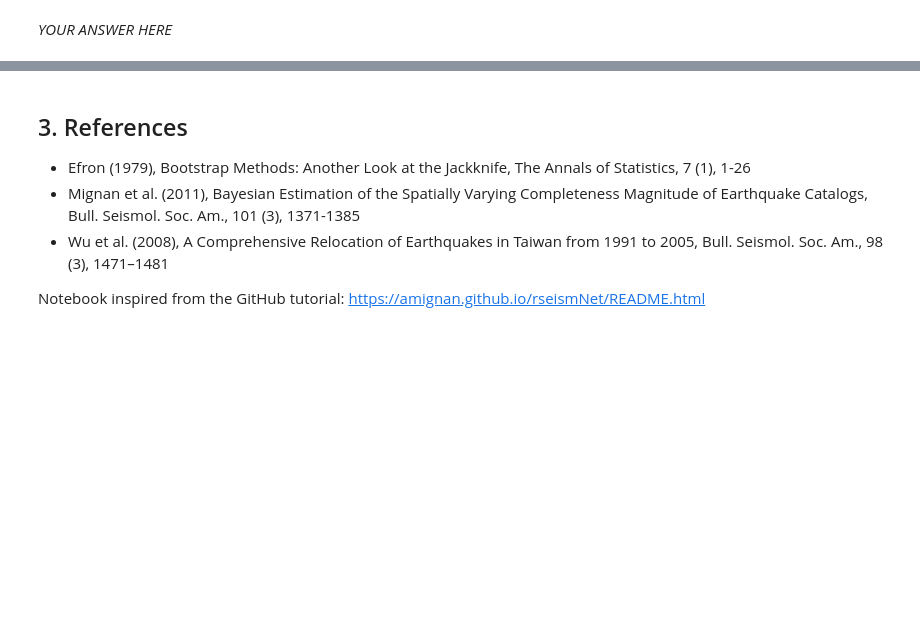
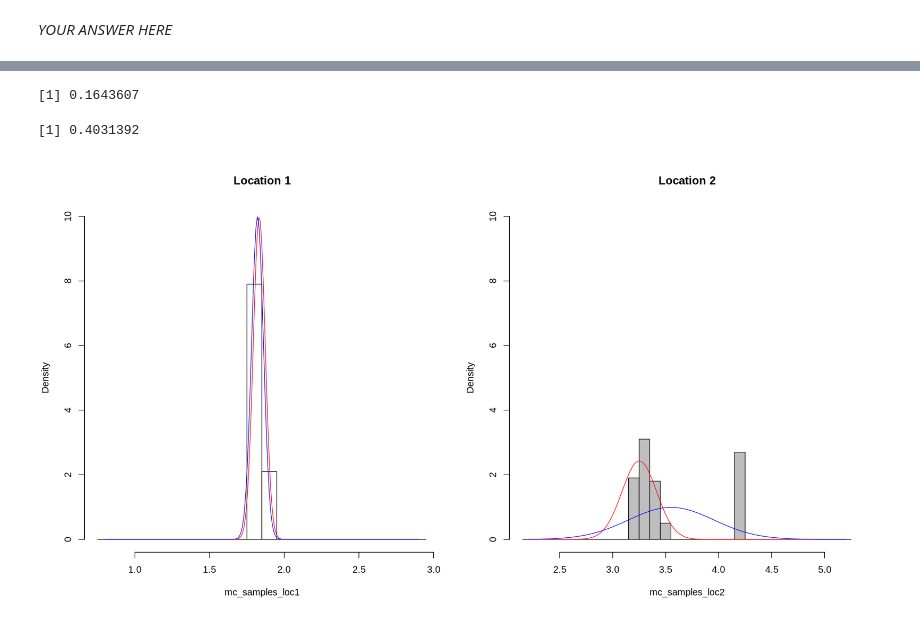
Before and after one commit to ShijingLiang/2021-MLGeo-Github, a Jupyter notebook: Chap2/chap2b_R.ipynb, the cells around one changed output, grey strips where cells are left out. Saved outputs shown, nothing was run; the diff lists cells and outputs as text; code cells hidden in the pictures; blank space fills up the shorter version.

```diff
--- a/Chap2/chap2b_R.ipynb
+++ b/Chap2/chap2b_R.ipynb
@@ -239,8 +356,0 @@ _YOUR ANSWER HERE_
-# %% [markdown]
-## 3. References
-
-* Efron (1979), Bootstrap Methods: Another Look at the Jackknife, The Annals of Statistics, 7 (1), 1-26
-* Mignan et al. (2011), Bayesian Estimation of the Spatially Varying Completeness Magnitude of Earthquake Catalogs, Bull. Seismol. Soc. Am., 101 (3), 1371-1385
-* Wu et al. (2008), A Comprehensive Relocation of Earthquakes in Taiwan from 1991 to 2005, Bull. Seismol. Soc. Am., 98 (3), 1471–1481
-
-Notebook inspired from the GitHub tutorial: https://amignan.github.io/rseismNet/README.html
@@ -246,0 +359,41 @@ Notebook inspired from the GitHub tutorial: https://amignan.github.io/rseismNet/
+# %%
+sigma_mc_post_loc2
+# %% [output]
+[1] 0.1643607
+# %%
+sigma_mc_obs_loc2
+# %% [output]
+[1] 0.4031392
+# %%
+m_loc1 <- seism$m[unlist(ind.cell[indloc1])]
+mc_samples_loc1 <- mc_samples[[indloc1]]
+mc_post_loc1 <- mc_post[indloc1]
+sigma_mc_post_loc1 <- sigma_post[indloc1]
+mc_obs_loc1 <- mc_obs[indloc1]
+sigma_mc_obs_loc1 <- sigma_obs[indloc1]
+
+m_loc2 <- seism$m[unlist(ind.cell[indloc2])]
+mc_samples_loc2 <- mc_samples[[indloc2]]
+mc_post_loc2 <- mc_post[indloc2]
+sigma_mc_post_loc2 <- sigma_post[indloc2]
+mc_obs_loc2 <- mc_obs[indloc2]
+sigma_mc_obs_loc2 <- sigma_obs[indloc2]
+
+mdistr_loc1 <- fmd(m_loc1)
+mdistr_loc2 <- fmd(m_loc2)
+
+par(mfrow =c(1,2))
+
+breaks <- seq(min(mc_samples_loc1, na.rm=T)-1.05, max(mc_samples_loc1, na.rm=T)+1.05, .1)
+hist(mc_samples_loc1, breaks = breaks, freq = F, ylim = c(0, 10), main = 'Location 1')
+mci <- seq(min(mc_samples_loc1, na.rm=T)-1, max(mc_samples_loc1, na.rm=T)+1, .01)
+lines(mci, dnorm(mci, mean = mc_post_loc1, sd = sigma_mc_post_loc1), col = 'red')
+lines(mci, dnorm(mci, mean = mc_obs_loc1, sd = sigma_mc_post_loc1), col = 'blue')
+
+breaks2 <- seq(min(mc_samples_loc2, na.rm=T)-1.05, max(mc_samples_loc2, na.rm=T)+1.05, .1)
+hist(mc_samples_loc2, breaks = breaks2, freq = F, ylim = c(0, 10), main = 'Location 2',col='grey')
+mci2 <- seq(min(mc_samples_loc2, na.rm=T)-1, max(mc_samples_loc2, na.rm=T)+1, .01)
+lines(mci2, dnorm(mci2, mean = mc_post_loc2, sd = sigma_mc_post_loc2), col = 'red')
+lines(mci2, dnorm(mci2, mean = mc_obs_loc2, sd = sigma_mc_obs_loc2),  col = 'blue') # dnorm(x,mean,sd) return the P_norm_dis of x
+# %% [output]
+[figure, added]
```
Also changed, not shown: parts of 36 cells of this notebook, 21 other files.
